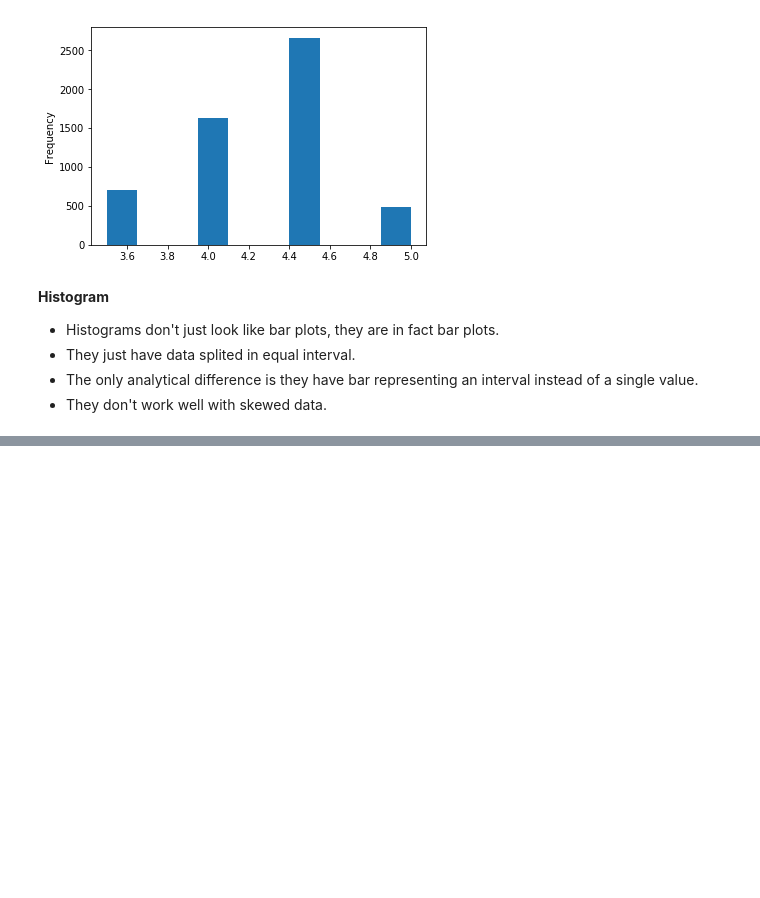
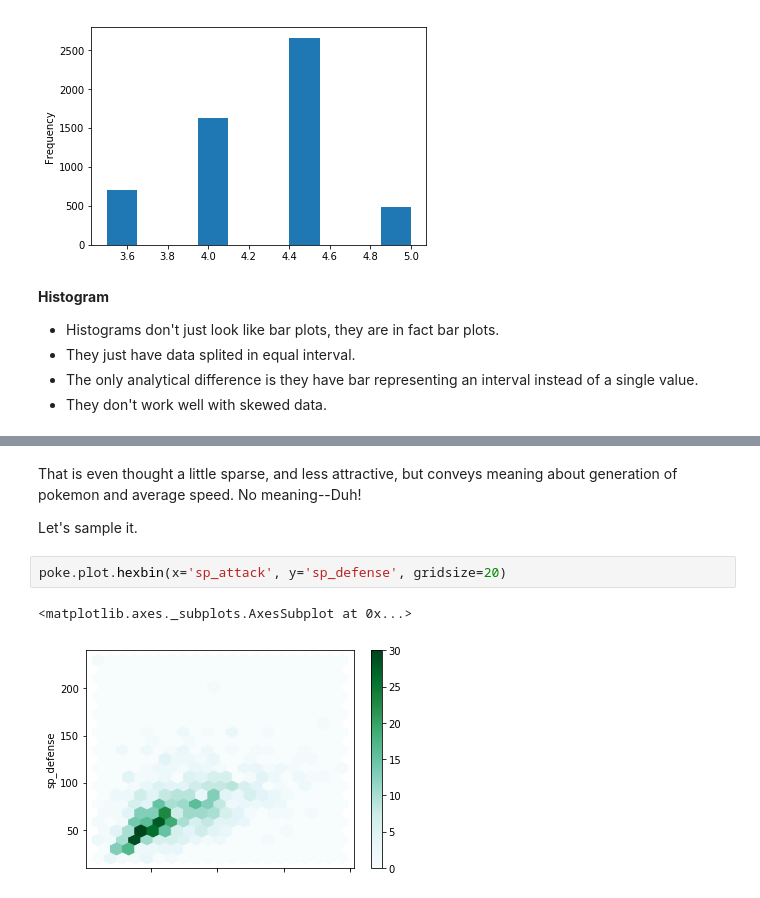
Before and after one commit to techcentaur/Data-is-Cool, a Jupyter notebook: Plotting with pandas.ipynb, the cells around one changed output, grey strips where cells are left out. Drawn from its saved outputs; the diff is of its cells as text; blank space fills up the shorter version.

```diff
--- a/Plotting with pandas.ipynb
+++ b/Plotting with pandas.ipynb
@@ -80,0 +121,9 @@ df[df['user_rating'] > 3.0]['user_rating'].plot.hist()
+# %% [markdown]
+That is even thought a little sparse, and less attractive, but conveys meaning about generation of pokemon and average speed. No meaning--Duh!
+
+Let's sample it.
+# %%
+poke.plot.hexbin(x='sp_attack', y='sp_defense', gridsize=20)
+# %% [output]
+<matplotlib.axes._subplots.AxesSubplot at 0x...>
+[figure, added]
```
Also changed, not shown: parts of 9 cells of this notebook, 1 other file.
